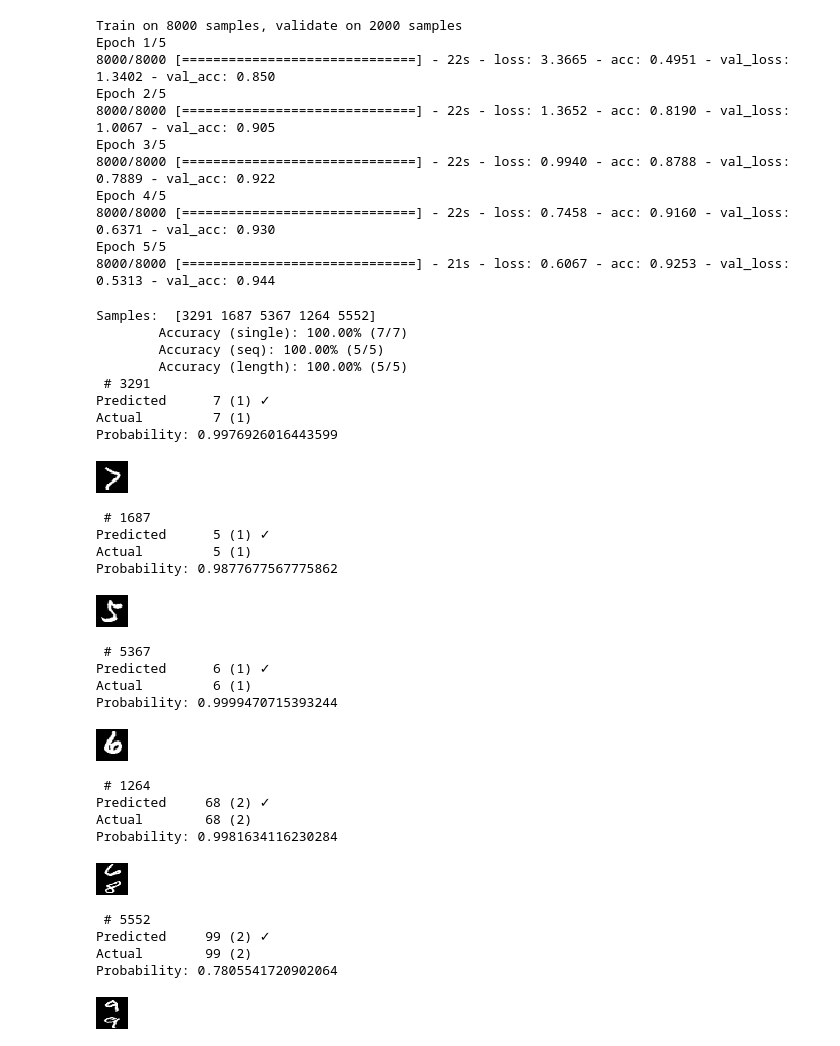
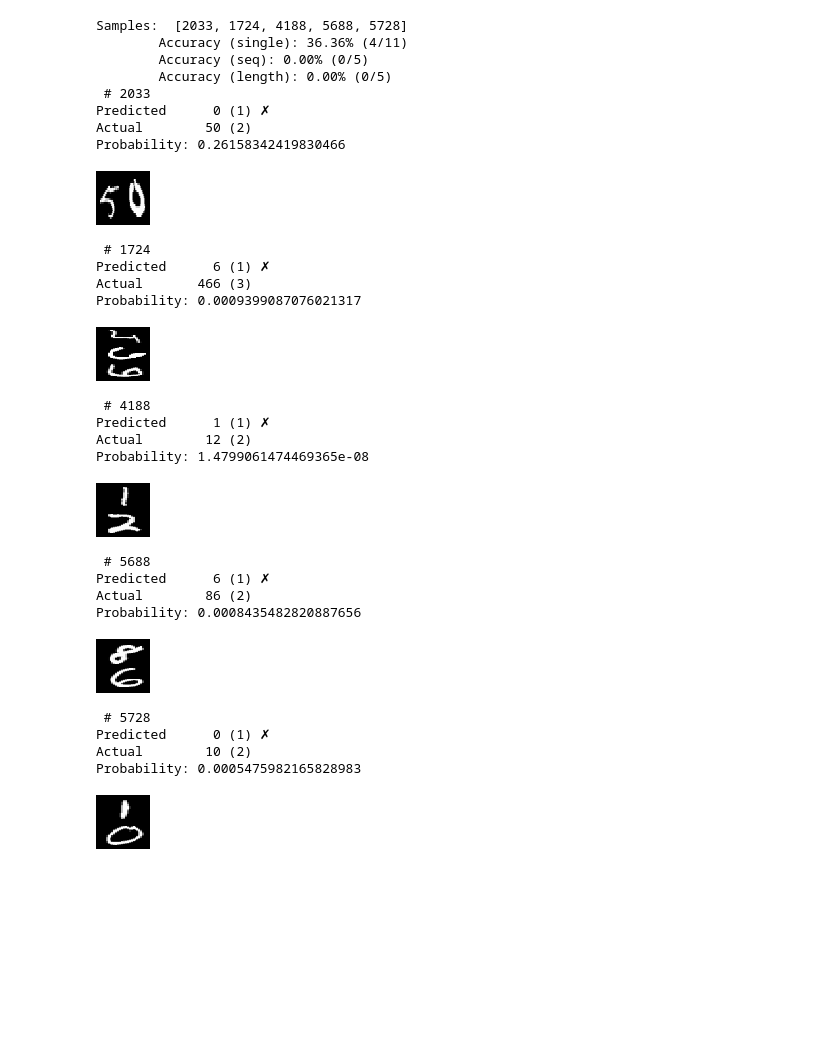
Before and after one commit to sathyz/svhn, a Jupyter notebook: SVHN_Synthetic.ipynb, the cells around one changed output. Cells and saved outputs as stored; diff of their text form; code cells hidden in the pictures; blank space fills up the shorter version.

Commit message:
input shape 54x54, balancing samples for digit size

```diff
--- a/SVHN_Synthetic.ipynb
+++ b/SVHN_Synthetic.ipynb
@@ -12,7 +12,7 @@ from keras import backend as K
 from keras.models import Model
 
 MAX_LEN = 4
-input_shape = (32,32,1)
+input_shape = (54,54,1)
 
 regularizer = l2()
 img_input = Input(shape=input_shape)
@@ -192,7 +183,7 @@ def gen_samples(x_in, y_in, n_samples, size=(32,32)):
         xs[i] = img_to_array( array_to_img(arr).resize((width, height)))
     return xs, ys
 # %%
-xs, ys = gen_samples(mx_train, my_train, 10)
+xs, ys = gen_samples(mx_train, my_train, 10, (54,54))
 # %%
 for i in range(len(xs)):
     display(array_to_img(xs[i]))
@@ -213,7 +205,7 @@ for i in range(len(xs)):
 ... (8 outputs left out)
 # %%
-x_train, y_train = gen_samples(mx_train, my_train, 60000)
-x_test, y_test = gen_samples(mx_test, my_test, 6000)
+x_train, y_train = gen_samples(mx_train, my_train, (600 * 4 * 10) + (600 * 3 * 10) + (600 * 2 * 10) + (600 * 10), input_shape[:2])
+x_test, y_test = gen_samples(mx_test, my_test, 200 * 4 * 10, input_shape[:2])
 # %%
 digits = y_train[0].argmax(axis=1)
 
@@ -265,18 +257,6 @@ history = model.fit([ x_train, ] + y_train, np.ones(x_train.shape[0]),
           validation_split=0.2,
           epochs=5,
           batch_size=32)
-# %% [output]
-Train on 8000 samples, validate on 2000 samples
-Epoch 1/5
-8000/8000 [==============================] - 22s - loss: 3.3665 - acc: 0.4951 - val_loss: 1.3402 - val_acc: 0.850
-Epoch 2/5
-8000/8000 [==============================] - 22s - loss: 1.3652 - acc: 0.8190 - val_loss: 1.0067 - val_acc: 0.905
-Epoch 3/5
-8000/8000 [==============================] - 22s - loss: 0.9940 - acc: 0.8788 - val_loss: 0.7889 - val_acc: 0.922
-Epoch 4/5
-8000/8000 [==============================] - 22s - loss: 0.7458 - acc: 0.9160 - val_loss: 0.6371 - val_acc: 0.930
-Epoch 5/5
-8000/8000 [==============================] - 21s - loss: 0.6067 - acc: 0.9253 - val_loss: 0.5313 - val_acc: 0.944
 # %%
 from IPython.display import display
 from keras.preprocessing.image import array_to_img
@@ -368,37 +348,37 @@ def review(X_true, y_true, nsamples=5, samples=None):
         # print( num_pred == num_true )
         display(array_to_img(X_true[sample]))
 # %%
-review(x_test, y_test)
+review(x_test, y_test, samples=[2033, 1724, 4188, 5688, 5728])
 # %% [output]
-Samples:  [3291 1687 5367 1264 5552]
-        Accuracy (single): 100.00% (7/7)
-        Accuracy (seq): 100.00% (5/5)
-        Accuracy (length): 100.00% (5/5)
- # 3291
-Predicted      7 (1) ✓
-Actual         7 (1)
-Probability: 0.9976926016443599
+Samples:  [2033, 1724, 4188, 5688, 5728]
+        Accuracy (single): 36.36% (4/11)
+        Accuracy (seq): 0.00% (0/5)
+        Accuracy (length): 0.00% (0/5)
+ # 2033
+Predicted      0 (1) ✗
+Actual        50 (2)
+Probability: 0.26158342419830466
-[figure, old version]
+[figure, new version]
- # 1687
-Predicted      5 (1) ✓
-Actual         5 (1)
-Probability: 0.9877677567775862
+ # 1724
+Predicted      6 (1) ✗
+Actual       466 (3)
+Probability: 0.0009399087076021317
-[figure, old version]
+[figure, new version]
- # 5367
-Predicted      6 (1) ✓
-Actual         6 (1)
-Probability: 0.9999470715393244
+ # 4188
+Predicted      1 (1) ✗
+Actual        12 (2)
+Probability: 1.4799061474469365e-08
-[figure, old version]
+[figure, new version]
- # 1264
-Predicted     68 (2) ✓
-Actual        68 (2)
-Probability: 0.9981634116230284
+ # 5688
+Predicted      6 (1) ✗
+Actual        86 (2)
+Probability: 0.0008435482820887656
-[figure, old version]
+[figure, new version]
- # 5552
-Predicted     99 (2) ✓
-Actual        99 (2)
-Probability: 0.7805541720902064
+ # 5728
+Predicted      0 (1) ✗
+Actual        10 (2)
+Probability: 0.0005475982165828983
-[figure, old version]
+[figure, new version]
 # %%
 y_pred = estimator.predict(x_train)
 performance(y_train, y_pred)
```
Also changed, not shown: parts of 12 cells of this notebook, 1 other file.
